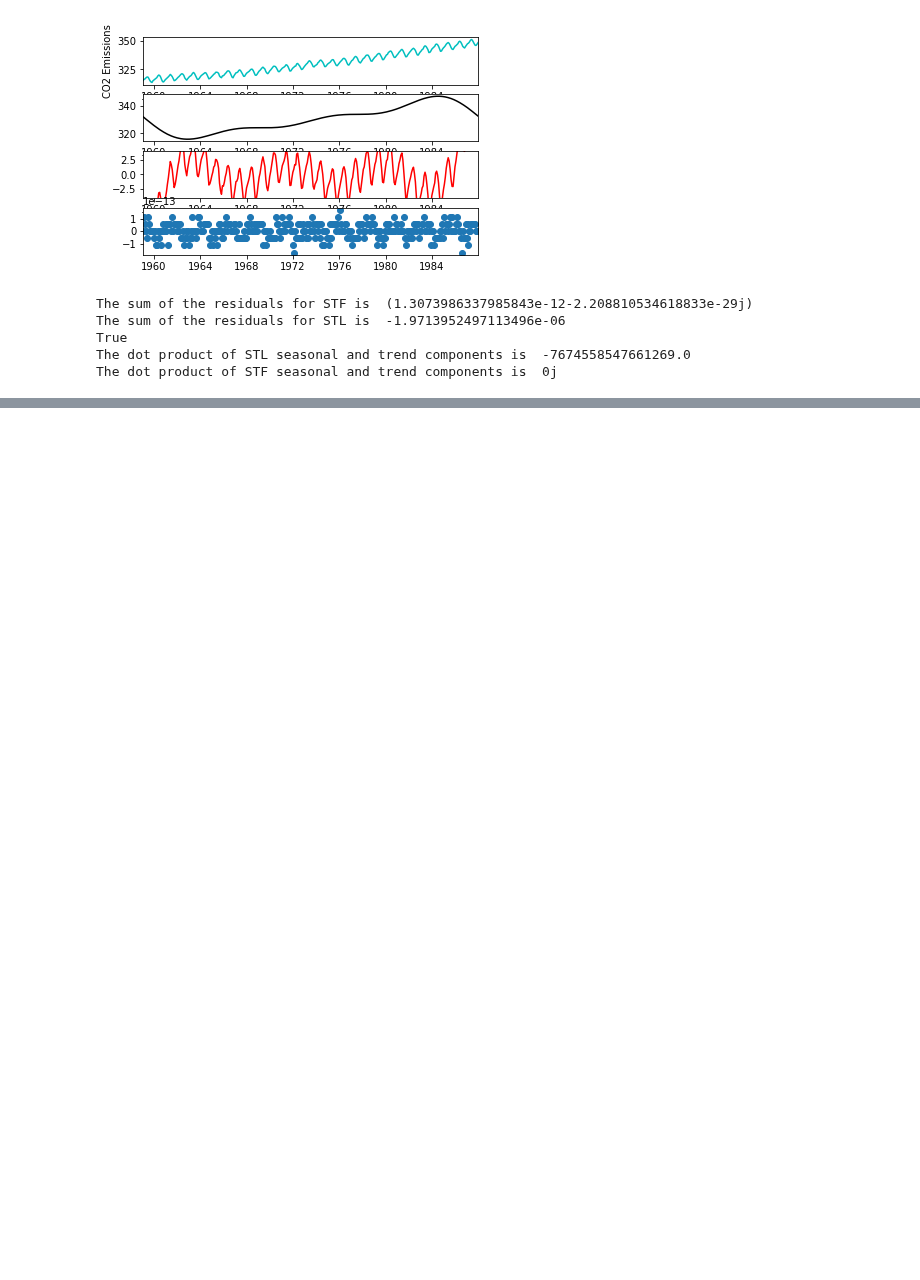
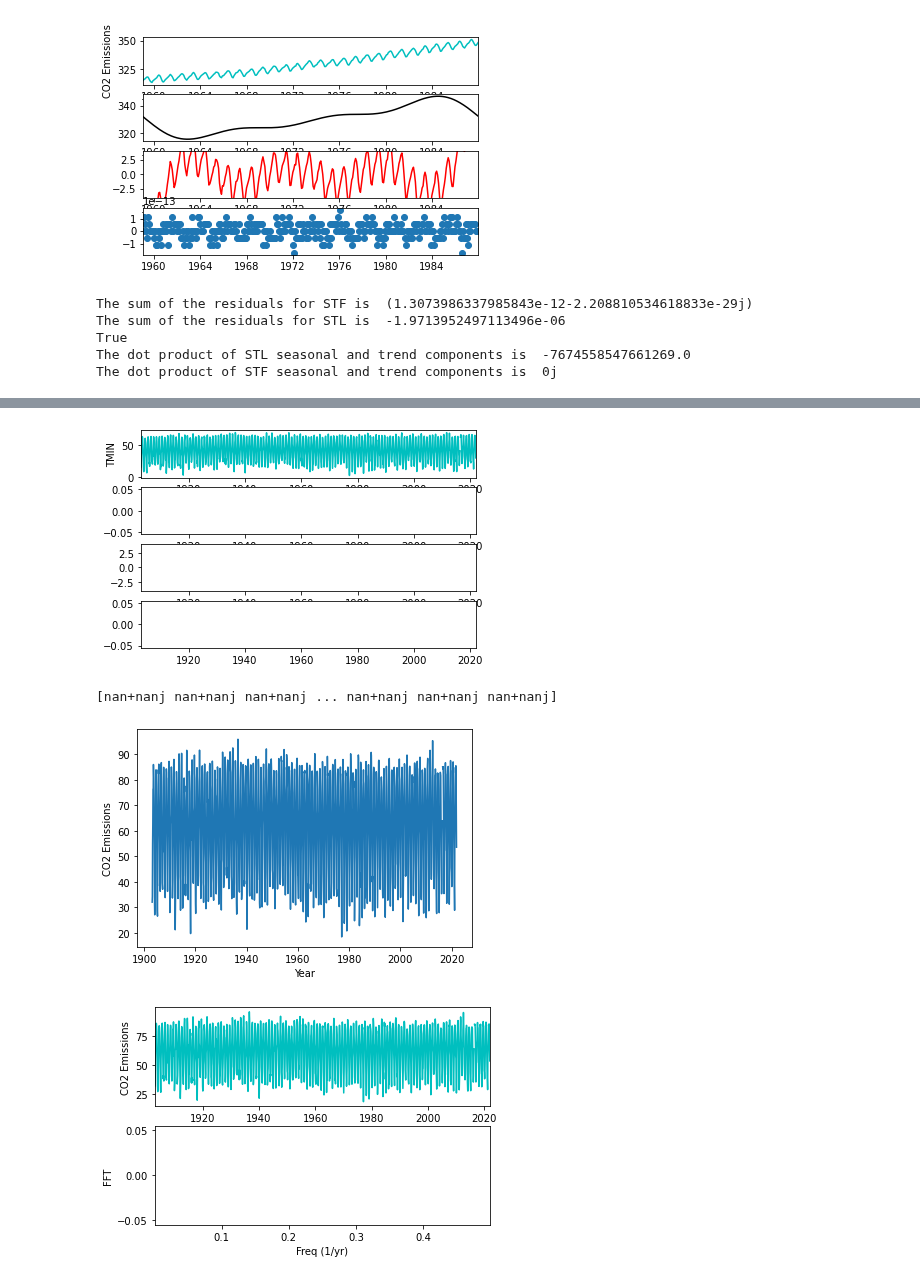
Before and after one commit to thodson-usgs/stf-decomposition, a Jupyter notebook: notebooks/00_getting_started.ipynb, the cells around one changed output, grey strips where cells are left out. Saved outputs shown, nothing was run; the diff lists cells and outputs as text; code cells hidden in the pictures; blank space fills up the shorter version.

```diff
--- a/notebooks/00_getting_started.ipynb
+++ b/notebooks/00_getting_started.ipynb
@@ -178,0 +267,53 @@ The dot product of STF seasonal and trend components is  0j
+# %%
+# Load in daily temperature data from station USC00118740
+champaignTemp = pd.read_csv('../data/champaign_temps.csv', index_col='date', parse_dates=True, squeeze=True)
+#champaignTemp["date"] = pd.to_datetime(champaignTemp["date"], format = '%Y-%m-%d')
+# Aggregate to find average max and min temperatures by month
+champaignTemp = champaignTemp.resample('M').mean()
+#champaignTemp["date"] = champaignTemp.reset_index(inplace = True)
+#STF(champaignTemp, "TMIN")
+champaignTemp = champaignTemp.reset_index()
+STF(champaignTemp, "TMIN")
+
+
+
+#champaignTemp["date"] = pd.to_datetime(champaignTemp["date"], format = '%Y-%m-%d')
+dt = 1 # yearly freq
+t = np.array(champaignTemp["date"])
+f = np.array(champaignTemp["TMAX"])
+plt.plot(t, f)
+plt.xlabel("Year")
+plt.ylabel("CO2 Emissions")
+
+
+n = len(t)
+#Compute FFT
+fhat = np.fft.fft(f, n)
+
+
+# Power Spectrum
+PSD = fhat * np.conj(fhat) / n
+print(PSD)
+# X axis of freqs
+freq = (1 / (dt*n)) * np.arange(n)
+# Plotting first half
+L = np.arange(1, np.floor(n/2), dtype = 'int')
+
+fig, axes = plt.subplots(2, 1)
+
+plt.sca(axes[0])
+plt.plot(t, f, color = 'c', LineWidth = 1.5)
+plt.xlim(t[0], t[-1])
+plt.xlabel("Year")
+plt.ylabel("CO2 Emissions")
+plt.sca(axes[1])
+plt.plot(freq[L], PSD[L], color = 'c')
+plt.xlim(freq[L[0]], freq[L[-1]])
+plt.xlabel("Freq (1/yr)")
+plt.ylabel("FFT")
+plt.show()
+# %% [output]
+[figure, added]
+[nan+nanj nan+nanj nan+nanj ... nan+nanj nan+nanj nan+nanj]
+[figure, added]
+[figure, added]
```
Also changed, not shown: parts of 4 cells of this notebook.
